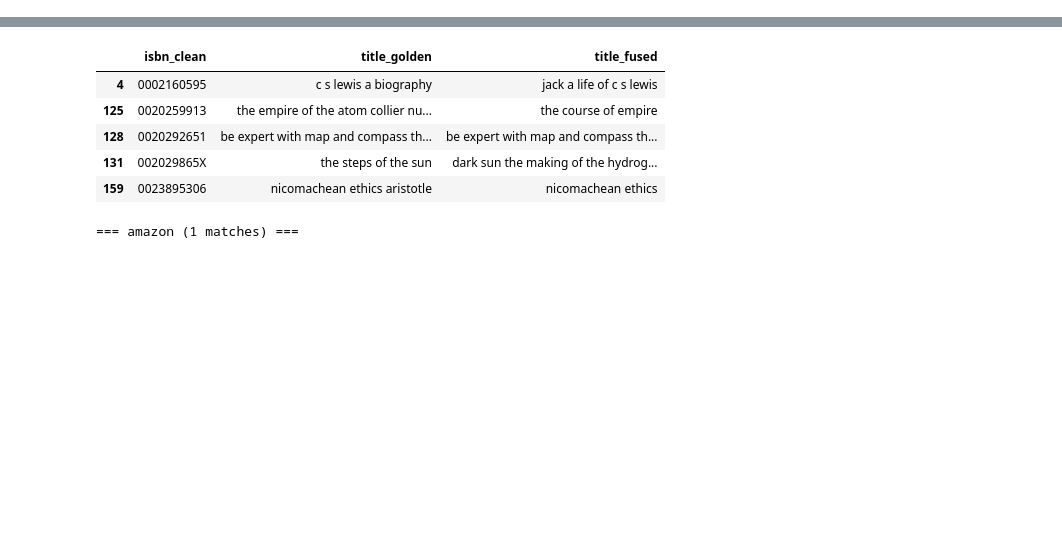
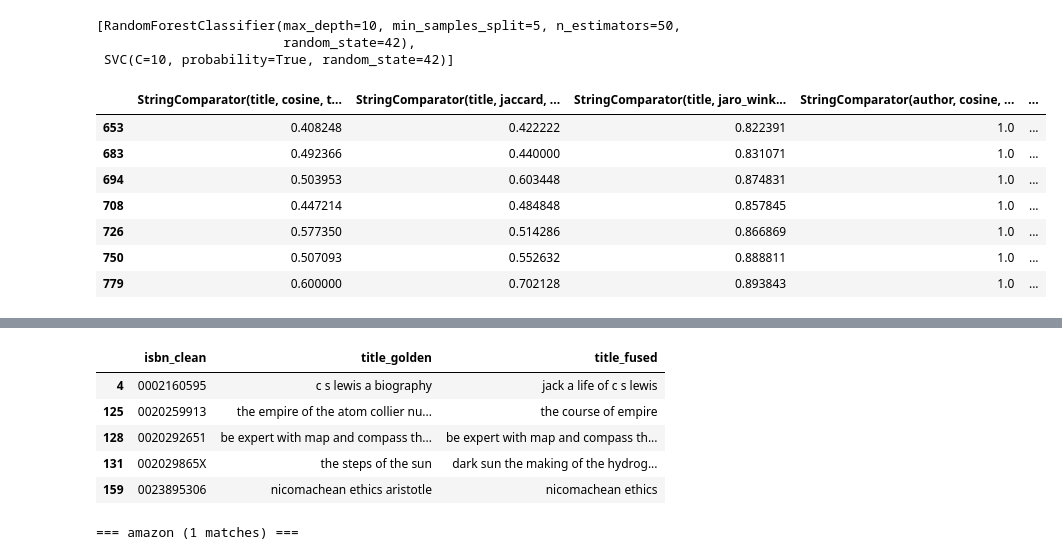
Before and after one commit to gdebus/data-integration-team-project, a Jupyter notebook: books-integration/Books-Integration-ML-EmbeddingBlocker.ipynb, the cells around one changed output, grey strips where cells are left out. Cells and saved outputs as stored; diff of their text form; code cells hidden in the pictures; blank space fills up the shorter version.

```diff
--- a/books-integration/Books-Integration-ML-EmbeddingBlocker.ipynb
+++ b/books-integration/Books-Integration-ML-EmbeddingBlocker.ipynb
@@ -327,0 +293,6 @@ Traceback (most recent call last):
+# %%
+best_models
+# %% [output]
+[RandomForestClassifier(max_depth=10, min_samples_split=5, n_estimators=50,
+                        random_state=42),
+ SVC(C=10, probability=True, random_state=42)]
@@ -327,0 +317,11 @@ Traceback (most recent call last):
+# %%
+misclassified_rows[0]
+# %% [output]
+|  | StringComparator(title, cosine, t... | StringComparator(title, jaccard, ... | StringComparator(title, jaro_wink... | StringComparator(author, cosine, ... | ... |
+| 653 | 0.408248 | 0.422222 | 0.822391 | 1.0 | ... |
+| 683 | 0.492366 | 0.440000 | 0.831071 | 1.0 | ... |
+| 694 | 0.503953 | 0.603448 | 0.874831 | 1.0 | ... |
+| 708 | 0.447214 | 0.484848 | 0.857845 | 1.0 | ... |
+| 726 | 0.577350 | 0.514286 | 0.866869 | 1.0 | ... |
+| 750 | 0.507093 | 0.552632 | 0.888811 | 1.0 | ... |
+| 779 | 0.600000 | 0.702128 | 0.893843 | 1.0 | ... |
```
Also changed, not shown: parts of 16 cells of this notebook, 11 other files.
